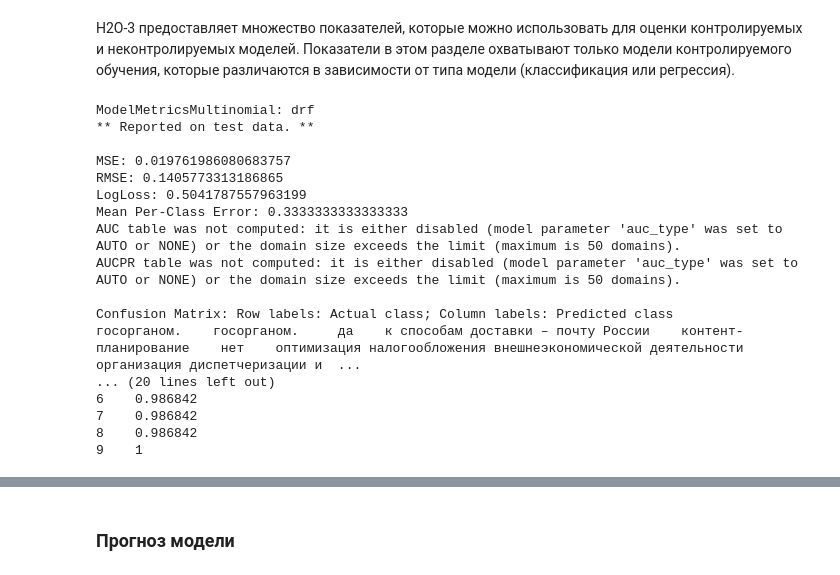
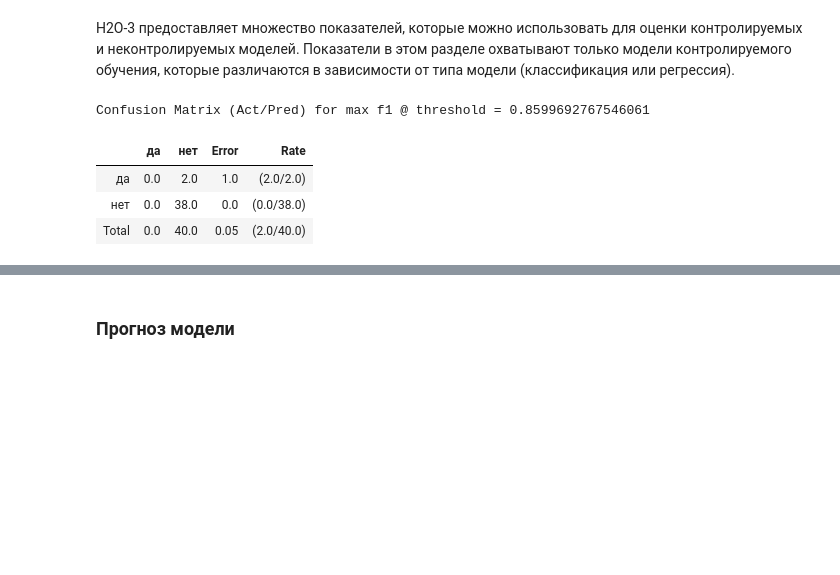
Before and after one commit to Untick/InspectrumClinic_HR, a Jupyter notebook: Kiparenko Nikolai/INSPECTRUM_CLINIC_HR_RECSYS_GR1_AUTO_ML_2.ipynb, the cells around one changed output, grey strips where cells are left out. Saved outputs shown, nothing was run; the diff lists cells and outputs as text; code cells hidden in the pictures; blank space fills up the shorter version.

```diff
--- a/Kiparenko Nikolai/INSPECTRUM_CLINIC_HR_RECSYS_GR1_AUTO_ML_2.ipynb
+++ b/Kiparenko Nikolai/INSPECTRUM_CLINIC_HR_RECSYS_GR1_AUTO_ML_2.ipynb
@@ -282,22 +373,10 @@ va_plot = aml_1.varimp_heatmap()
 H2O-3 предоставляет множество показателей, которые можно использовать для оценки контролируемых и неконтролируемых моделей. Показатели в этом разделе охватывают только модели контролируемого обучения, которые различаются в зависимости от типа модели (классификация или регрессия).
 # %%
 perf = best_model_1.model_performance(test)
-print(perf)
+perf.confusion_matrix()
 # %% [output]
-ModelMetricsMultinomial: drf
-** Reported on test data. **
-
-MSE: 0.019761986080683757
-RMSE: 0.1405773313186865
-LogLoss: 0.5041787557963199
-Mean Per-Class Error: 0.3333333333333333
-AUC table was not computed: it is either disabled (model parameter 'auc_type' was set to AUTO or NONE) or the domain size exceeds the limit (maximum is 50 domains).
-AUCPR table was not computed: it is either disabled (model parameter 'auc_type' was set to AUTO or NONE) or the domain size exceeds the limit (maximum is 50 domains).
-
-Confusion Matrix: Row labels: Actual class; Column labels: Predicted class
-госорганом.    госорганом.     да    к способам доставки – почту России    контент-планирование    нет    оптимизация налогообложения внешнеэкономической деятельности    организация диспетчеризации и  ...
-... (20 lines left out)
-6    0.986842
-7    0.986842
-8    0.986842
-9    1
+Confusion Matrix (Act/Pred) for max f1 @ threshold = 0.8599692767546061
+|  | да | нет | Error | Rate |
+| да | 0.0 | 2.0 | 1.0 | (2.0/2.0) |
+| нет | 0.0 | 38.0 | 0.0 | (0.0/38.0) |
+| Total | 0.0 | 40.0 | 0.05 | (2.0/40.0) |
```
Also changed, not shown: parts of 20 cells of this notebook.
